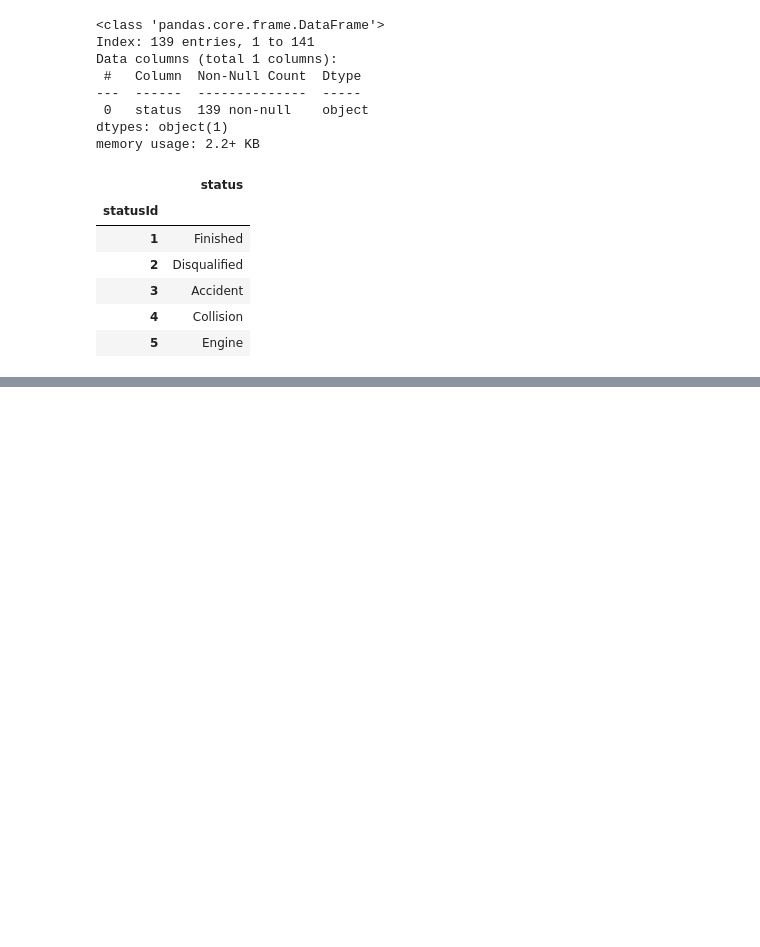
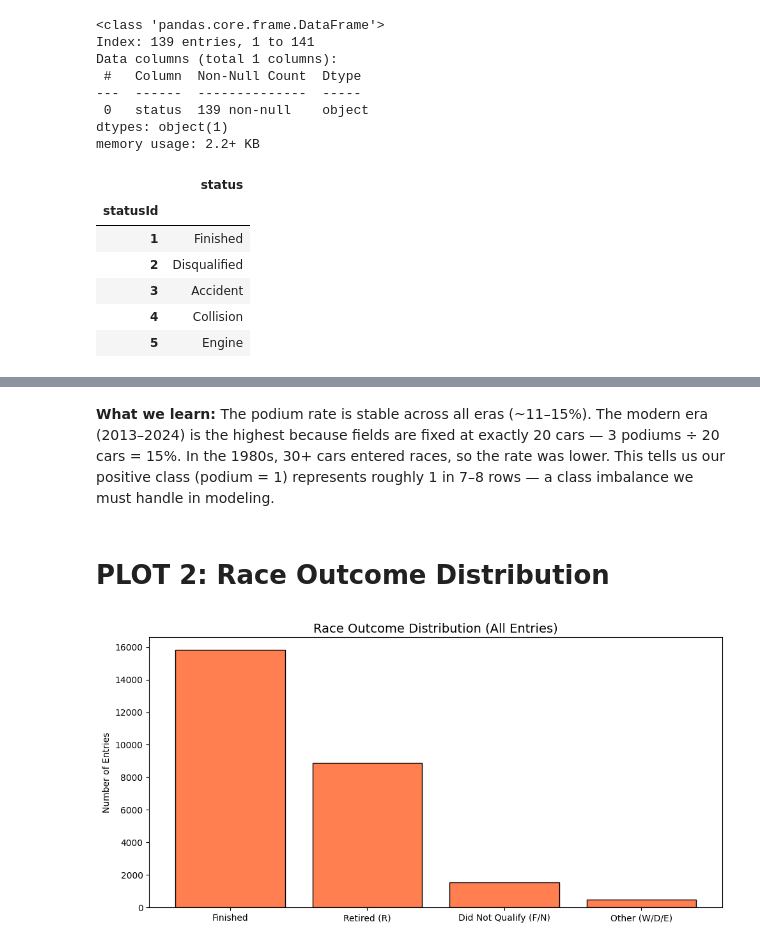
Before and after one commit to youssefyouki/team_12-acl-project-F1-predictoion, a Jupyter notebook: f1-prediction.ipynb, the cells around one changed output, grey strips where cells are left out. Drawn from its saved outputs; the diff is of its cells as text; code cells hidden in the pictures; blank space fills up the shorter version.

```diff
--- a/f1-prediction.ipynb
+++ b/f1-prediction.ipynb
@@ -369,0 +519,27 @@ memory usage: 2.2+ KB
+# %% [markdown]
+**What we learn:** The podium rate is stable across all eras (~11–15%).
+The modern era (2013–2024) is the highest because fields are fixed at exactly
+20 cars — 3 podiums ÷ 20 cars = 15%. In the 1980s, 30+ cars entered races,
+so the rate was lower. This tells us our positive class (podium = 1) represents
+roughly 1 in 7–8 rows — a class imbalance we must handle in modeling.
+# %% [markdown]
+# PLOT 2: Race Outcome Distribution
+# %%
+pos_counts = results_df['positionText'].value_counts()
+finished = pos_counts[pos_counts.index.str.isnumeric()].sum()
+outcome_labels = ['Finished', 'Retired (R)', 'Did Not Qualify (F/N)', 'Other (W/D/E)']
+outcome_values = [
+    finished,
+    pos_counts.get('R', 0),
+    pos_counts.get('F', 0) + pos_counts.get('N', 0),
+    pos_counts.get('W', 0) + pos_counts.get('D', 0) + pos_counts.get('E', 0)
+]
+
+fig, ax = plt.subplots(figsize=(10, 5))
+ax.bar(outcome_labels, outcome_values, color='coral', edgecolor='black')
+ax.set_title('Race Outcome Distribution (All Entries)', fontsize=14)
+ax.set_ylabel('Number of Entries')
+plt.tight_layout()
+plt.show()
+# %% [output]
+[figure, added]
```
Also changed, not shown: parts of 24 cells of this notebook.
